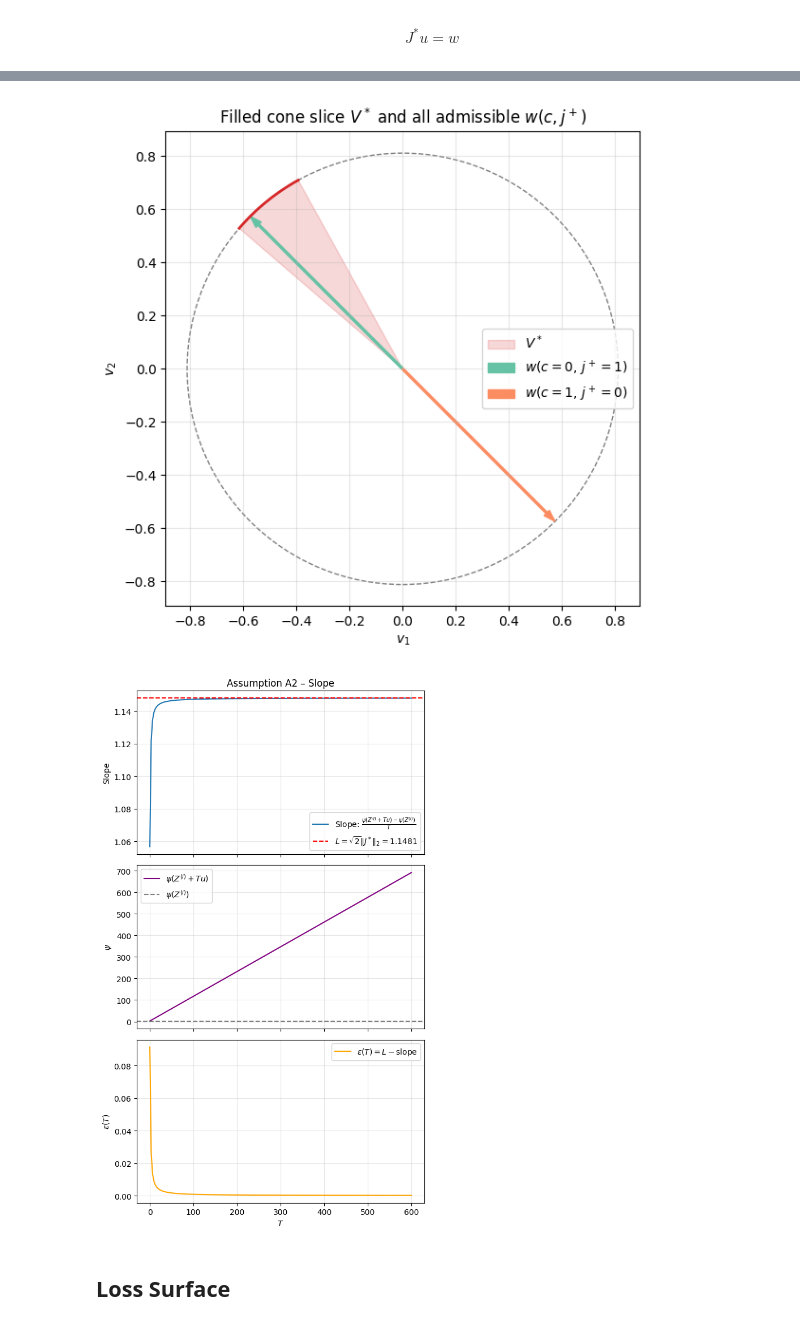
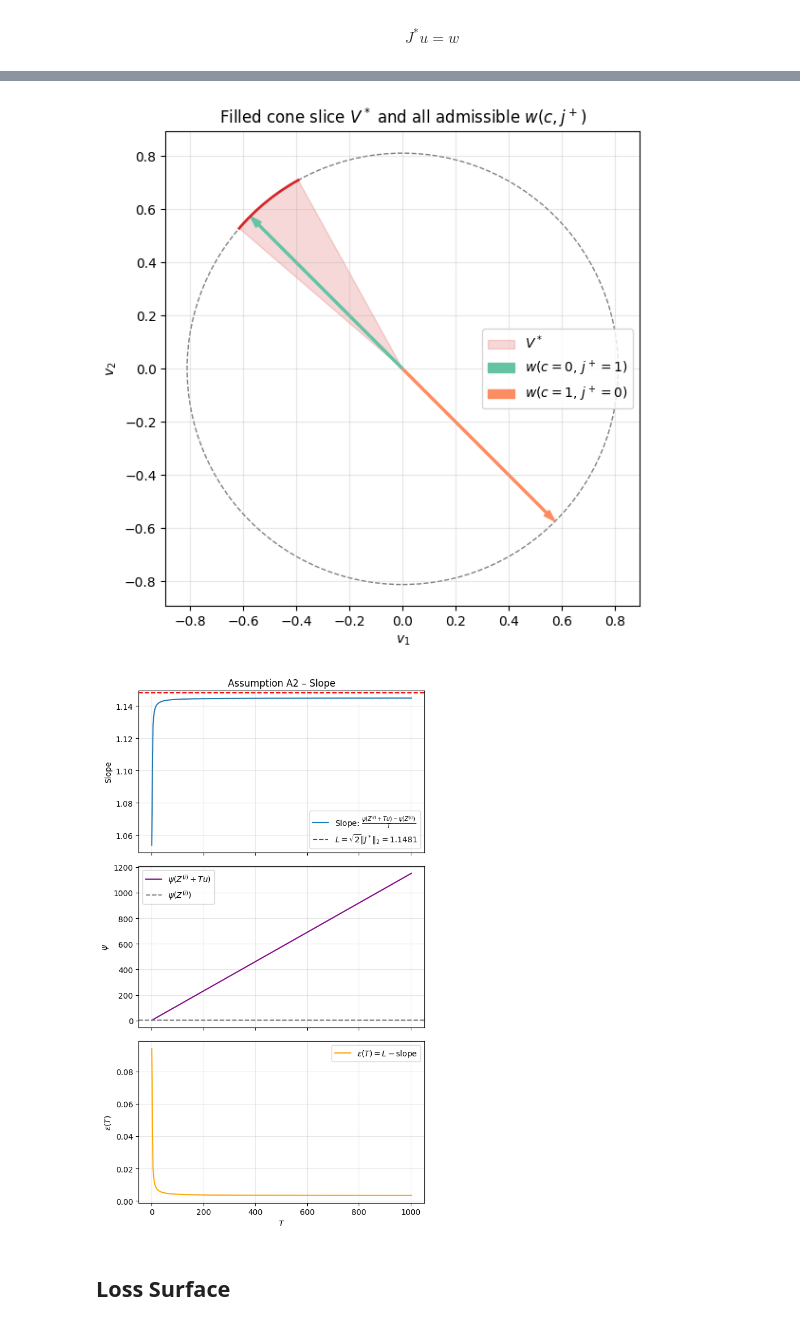
Before and after one commit to lcblcblcblcb/WDRO4NN, a Jupyter notebook: Verification.ipynb, the cells around one changed output, grey strips where cells are left out. Cells and saved outputs as stored; diff of their text form; code cells hidden in the pictures.

```diff
--- a/Verification.ipynb
+++ b/Verification.ipynb
@@ -1624,4 +998,5 @@ plt.show()
 # %%
+
 # 162840------------------------------------------------------------------
 # 0.  Build W1, W2, D*  **with   rank(J*) = 2** guaranteed
 # ------------------------------------------------------------------
@@ -1757,7 +1132,7 @@ print(f"‖w‖₂ = {np.linalg.norm(w):.4f} (matches ‖J*‖₂)")
 # Reproducible plot of ReLU cell, Z^{(i)}, direction u, and ray Z^{(i)} + Tu
 # ------------------------------------------------------------
 # === reproducible RNG ===
-rng = np.random.default_rng(seed)
+rng = np.random.default_rng(seed=seed)
 
 # 1) Reproducible test point anywhere in ℝ²
 Z_i = rng.uniform(low=-2.5, high=2.5, size=2)
@@ -1915,11 +1290,71 @@ plt.show()
 # ================================================================
 # Assumption A2 test: slope, ψ, and ε(T) = L - slope
 # ================================================================
-def psi_beta(z):
-    z_proj = W2 @ np.maximum(W1 @ z, 0.)
-    p = np.exp(z_proj - np.max(z_proj))
-    p = p / p.sum()
-    return -np.log(p[0])  # assume class 0 is true
+# def psi_beta_old(z):
+#     z_proj = W2 @ np.maximum(W1 @ z, 0.)
+#     p = np.exp(z_proj - np.max(z_proj))
+#     p = p / p.sum()
+#     return -np.log(p[0])  # assume class 0 is true
+
+# def psi_beta(z):
+#     z_proj = W2 @ np.maximum(W1 @ z, 0.)
+#     p = np.exp(z_proj - np.max(z_proj))
+#     p = p / p.sum()
+#     return -np.log(p[0])  # assume class 0 is true
+
+# ------------------------------------------------------------
+# 0.  Install / import PyTorch
+# ------------------------------------------------------------
+# pip install torch          # if you don’t have it yet
+import torch
+import torch.nn.functional as F
+
+# ------------------------------------------------------------
+# 1.  Convert the NumPy weight matrices to Torch tensors once
+# ------------------------------------------------------------
+W1_t = torch.tensor(W1, dtype=torch.float64)      # shape (2,2)
+W2_t = torch.tensor(W2, dtype=torch.float64)      # shape (2,2)
+
+# ------------------------------------------------------------
+# 2.  Binary-cross-entropy helper (numerically stable)
+# ------------------------------------------------------------
+# We treat “class 0” as the **negative** class (label 0),
+# and “class 1” as the **positive** class (label 1).
+#
+# • logits = W2 · ReLU(W1 · z)   →   length-2 vector
+# • Collapse to a single logit  s = logit₁ − logit₀
+# • BCE-with-logits compares that scalar against y∈{0,1}
+
+def psi_beta(z_np, y_true=0):
+    """
+    Binary cross-entropy   −log P(Y=y_true | z)   computed with
+    torch.nn.functional.binary_cross_entropy_with_logits.
+
+    Parameters
+    ----------
+    z_np   : length-2 NumPy array (the input point z)
+    y_true : 0 or 1 (which class is the ground-truth)
+
+    Returns
+    -------
+    float  : BCE loss value
+    """
+    # (a) wrap the NumPy point as a torch tensor
+    z = torch.tensor(z_np, dtype=torch.float64)           # (2,)
+
+    # (b) forward pass
+    logits_2 = W2_t @ torch.relu(W1_t @ z)                # (2,)
+
+    # (c) reduce 2-logit softmax to a single-logit sigmoid
+    logit_pos = logits_2[1] - logits_2[0]                 # scalar
+
+    # (d) BCE-with-logits
+    target = torch.tensor([float(y_true)], dtype=torch.float64)
+    loss   = F.binary_cross_entropy_with_logits(
+                 logit_pos.unsqueeze(0), target, reduction='none')
+
+    return loss.item()          # plain Python float
+
 
 # --- compute ψ(Z^{(i)}) ---
 psi_Z_i = psi_beta(Z_i)
@@ -1928,18 +1363,21 @@ psi_Z_i = psi_beta(Z_i)
 L = np.sqrt(2) * radius
 
 # --- scan over T ---
-T_vals = np.linspace(1e-3, 600, num=200)
+T_vals = np.linspace(1e-3, 1000, num=200)
 psi_vals = []
 slopes = []
 epsilons = []
+d_vals = []
 
 for T in T_vals:
     Z_eps = Z_i + T * u
     psi_T = psi_beta(Z_eps)
-    slope = (psi_T - psi_Z_i) / T
+    d_val = np.linalg.norm(Z_eps - Z_i)
+    slope = (psi_T - psi_Z_i) / np.linalg.norm(Z_eps - Z_i)
     psi_vals.append(psi_T)
     slopes.append(slope)
     epsilons.append(L - slope)
+    d_vals.append(d_val)
 
 # ================================================================
 # PLOTS
@@ -1947,7 +1385,7 @@ for T in T_vals:
 fig, axs = plt.subplots(3, 1, figsize=(6, 10), sharex=True)
 
 # --- slope plot ---
-axs[0].plot(T_vals, slopes, label=r"Slope: $\frac{\psi(Z^{(i)} + Tu) - \psi(Z^{(i)})}{T}$")
+axs[0].plot(d_vals, slopes, label=r"Slope: $\frac{\psi(Z^{(i)} + Tu) - \psi(Z^{(i)})}{T}$")
 axs[0].axhline(y=L, color='red', linestyle='--', label=fr"$L = \sqrt{{2}} \|J^*\|_2 = {L:.4f}$")
 axs[0].set_ylabel("Slope")
 axs[0].set_title("Assumption A2 – Slope")
@@ -1955,41 +1393,41 @@ axs[0].legend()
 axs[0].grid(alpha=0.3)
 
 # --- ψ values plot ---
-axs[1].plot(T_vals, psi_vals, color='purple', label=r"$\psi(Z^{(i)} + T u)$")
+axs[1].plot(d_vals, psi_vals, color='purple', label=r"$\psi(Z^{(i)} + T u)$")
 axs[1].axhline(y=psi_Z_i, color='gray', linestyle='--', label=r"$\psi(Z^{(i)})$")
 axs[1].set_ylabel(r"$\psi$")
 axs[1].legend()
 axs[1].grid(alpha=0.3)
 
 # --- ε(T) = L - slope ---
-axs[2].plot(T_vals, epsilons, color='orange', label=r"$\varepsilon(T) = L - \text{slope}$")
+axs[2].plot(d_vals, epsilons, color='orange', label=r"$\varepsilon(T) = L - \text{slope}$")
 axs[2].set_xlabel("$T$")
 axs[2].set_ylabel(r"$\varepsilon(T)$")
 axs[2].legend()
 axs[2].grid(alpha=0.3)
 
 plt.tight_layout()
 plt.show()
 # %% [output]
 === NETWORK INGREDIENTS ===
 W1 =
 [[-0.9775  0.0692]
  [-0.0404 -0.3053]]
 
 W2 =
 [[-0.5414 -0.6144]
  [ 0.4635  1.1171]]
 
 D* (bitstring) = 11
 D* =
 [[1 0]
 ... (26 lines left out)
 
 === PROOF VECTOR w ===
 w = [-0.5741  0.5741]
 ‖w‖₂ = 0.8118 (matches ‖J*‖₂)
 [figure]
 [figure]
-[figure, old version]
+[figure, new version]
 # %% [markdown]
 ## Loss Surface
```
Also changed, not shown: parts of 27 cells of this notebook, 24 other files.
